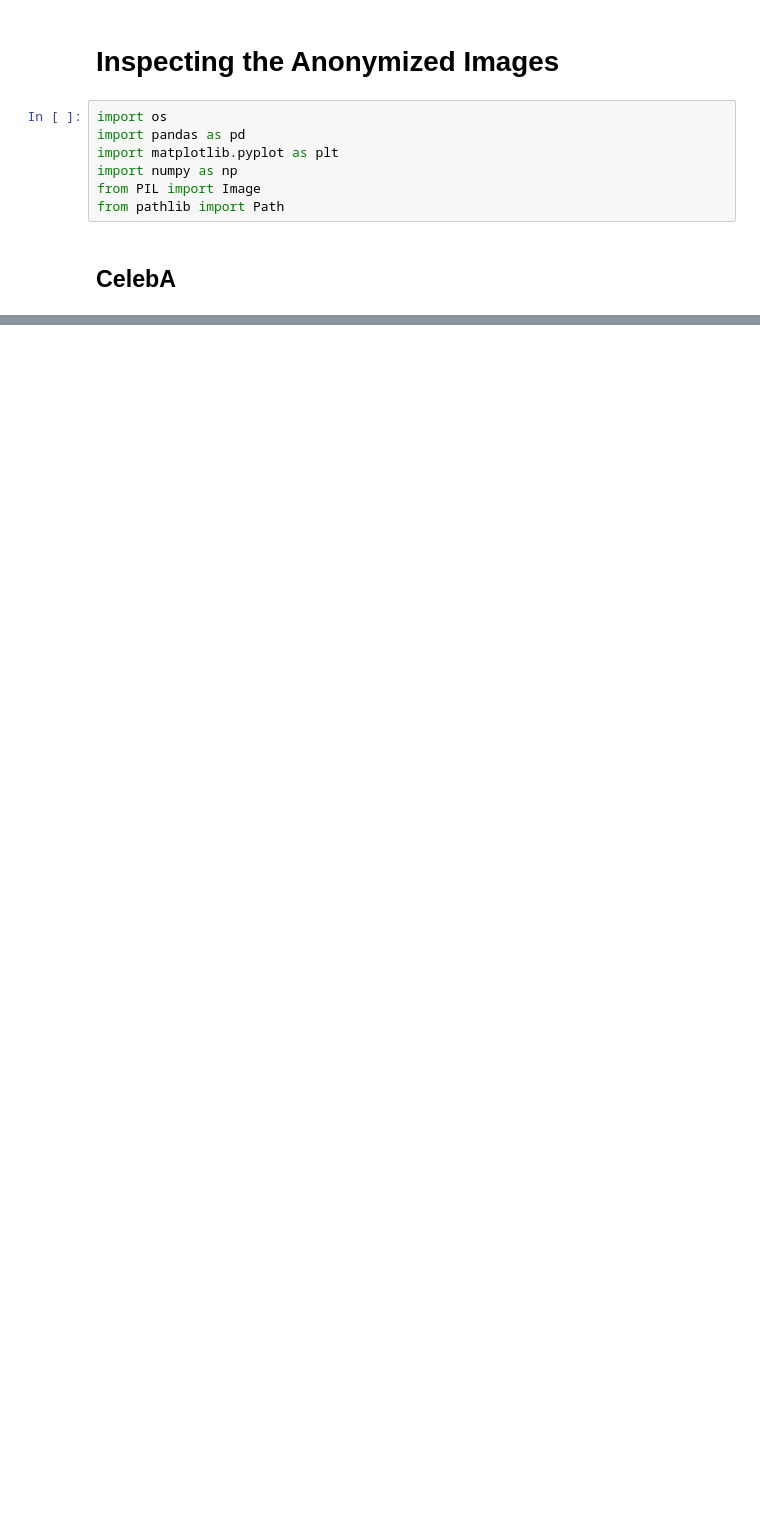
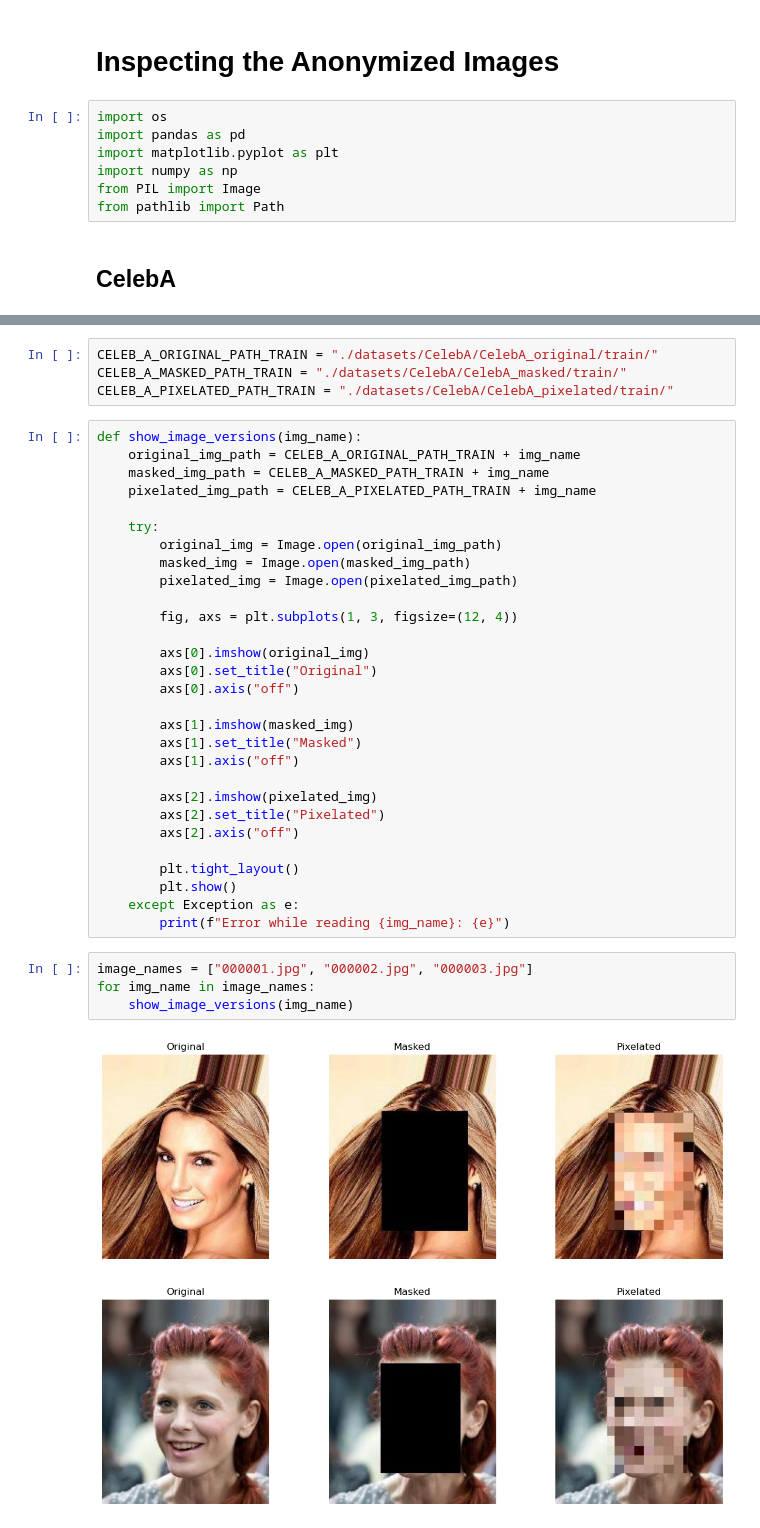
Before and after one commit to mc053/dinov2, a Jupyter notebook: dinov2/data/anonymizations.ipynb, the cells around one changed output, grey strips where cells are left out. Saved outputs shown, nothing was run; the diff lists cells and outputs as text; blank space fills up the shorter version.

Commit message:
Prepare CelebA Original, Masked and Pixelated Training Data

```diff
--- a/dinov2/data/anonymizations.ipynb
+++ b/dinov2/data/anonymizations.ipynb
@@ -55,0 +12,40 @@ show_masked_image_by_name('000003.jpg')
+# %%
+CELEB_A_ORIGINAL_PATH_TRAIN = "./datasets/CelebA/CelebA_original/train/"
+CELEB_A_MASKED_PATH_TRAIN = "./datasets/CelebA/CelebA_masked/train/"
+CELEB_A_PIXELATED_PATH_TRAIN = "./datasets/CelebA/CelebA_pixelated/train/"
+# %%
+def show_image_versions(img_name):
+    original_img_path = CELEB_A_ORIGINAL_PATH_TRAIN + img_name
+    masked_img_path = CELEB_A_MASKED_PATH_TRAIN + img_name
+    pixelated_img_path = CELEB_A_PIXELATED_PATH_TRAIN + img_name
+
+    try:
+        original_img = Image.open(original_img_path)
+        masked_img = Image.open(masked_img_path)
+        pixelated_img = Image.open(pixelated_img_path)
+
+        fig, axs = plt.subplots(1, 3, figsize=(12, 4))
+
+        axs[0].imshow(original_img)
+        axs[0].set_title("Original")
+        axs[0].axis("off")
+
+        axs[1].imshow(masked_img)
+        axs[1].set_title("Masked")
+        axs[1].axis("off")
+
+        axs[2].imshow(pixelated_img)
+        axs[2].set_title("Pixelated")
+        axs[2].axis("off")
+
+        plt.tight_layout()
+        plt.show()
+    except Exception as e:
+        print(f"Error while reading {img_name}: {e}")
+# %%
+image_names = ["000001.jpg", "000002.jpg", "000003.jpg"]
+for img_name in image_names:
+    show_image_versions(img_name)
+# %% [output]
+[figure, added]
+[figure, added]
```
Also changed, not shown: parts of 7 cells of this notebook, 3 other files.
